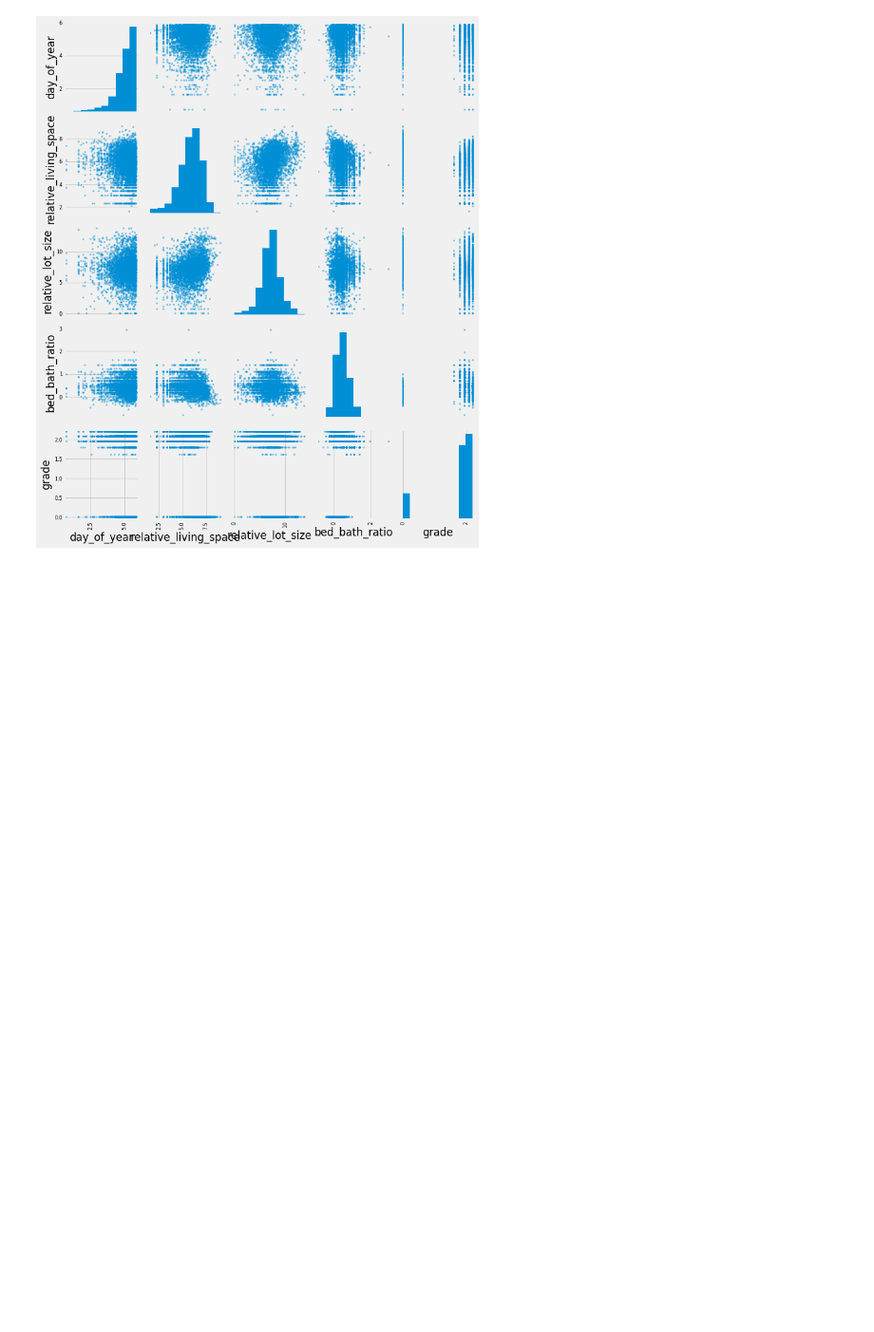
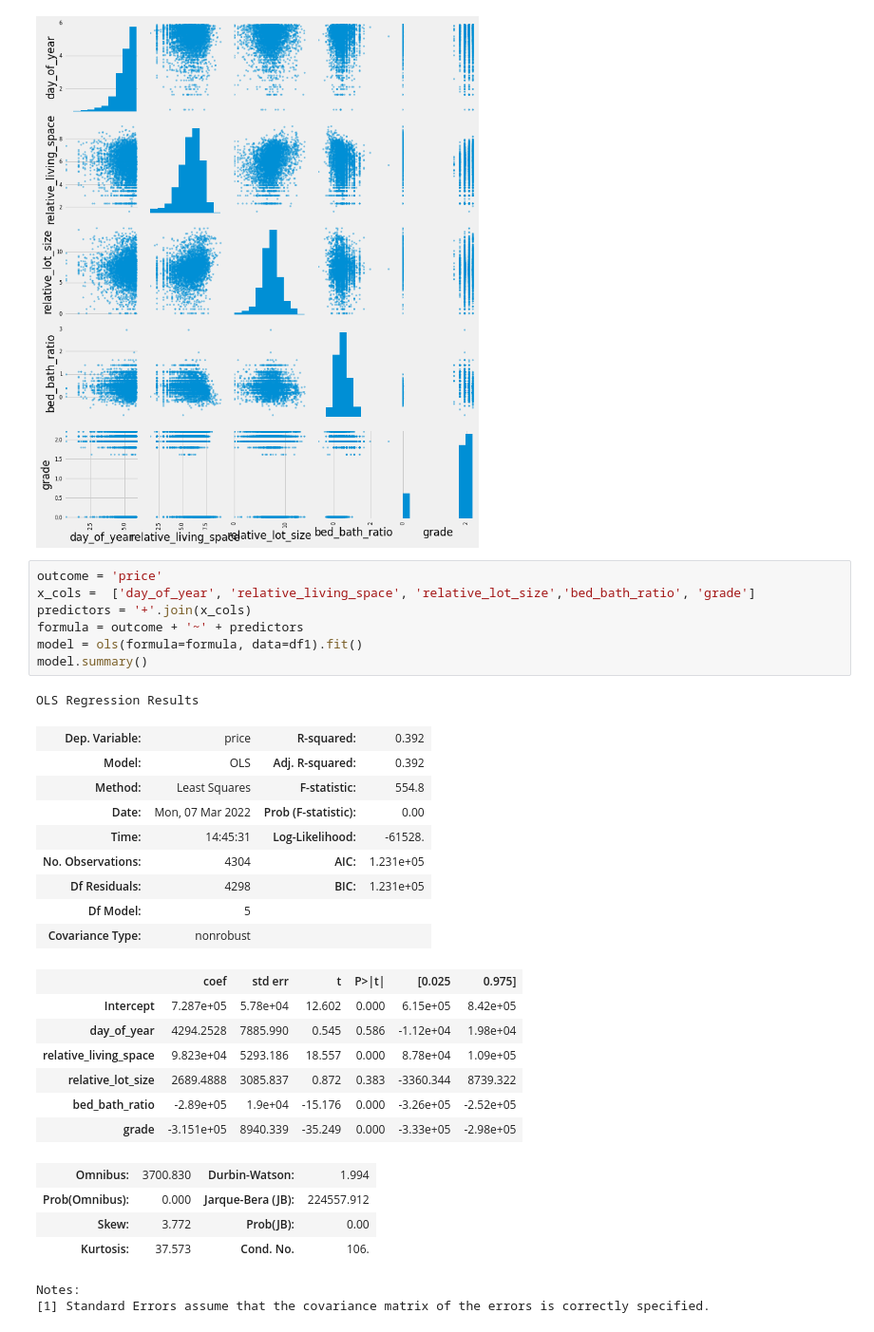
Before and after one commit to Zeth-Abney/Flatiron-school, a Jupyter notebook: phase-2/PROJECT/EDA-two.ipynb, the cells around one changed output. Shown at 95% size. Cells and saved outputs as stored; diff of their text form; blank space fills up the shorter version.

Commit message:
linear regression guided practice session

```diff
--- a/phase-2/PROJECT/EDA-two.ipynb
+++ b/phase-2/PROJECT/EDA-two.ipynb
@@ -109,4 +112,35 @@ plt.tight_layout()
 plt.show()
 # %% [output]
 [figure]
+# %%
+outcome = 'price'
+x_cols =  ['day_of_year', 'relative_living_space', 'relative_lot_size','bed_bath_ratio', 'grade']
+predictors = '+'.join(x_cols)
+formula = outcome + '~' + predictors
+model = ols(formula=formula, data=df1).fit()
+model.summary()
+# %% [output]
+OLS Regression Results
+| Dep. Variable: | price | R-squared: | 0.392 |
+| Model: | OLS | Adj. R-squared: | 0.392 |
+| Method: | Least Squares | F-statistic: | 554.8 |
+| Date: | Mon, 07 Mar 2022 | Prob (F-statistic): | 0.00 |
+| Time: | 14:45:31 | Log-Likelihood: | -61528. |
+| No. Observations: | 4304 | AIC: | 1.231e+05 |
+| Df Residuals: | 4298 | BIC: | 1.231e+05 |
+| Df Model: | 5 |  |  |
+| Covariance Type: | nonrobust |  |  |
+|  | coef | std err | t | P>|t| | [0.025 | 0.975] |
+| Intercept | 7.287e+05 | 5.78e+04 | 12.602 | 0.000 | 6.15e+05 | 8.42e+05 |
+| day_of_year | 4294.2528 | 7885.990 | 0.545 | 0.586 | -1.12e+04 | 1.98e+04 |
+| relative_living_space | 9.823e+04 | 5293.186 | 18.557 | 0.000 | 8.78e+04 | 1.09e+05 |
+| relative_lot_size | 2689.4888 | 3085.837 | 0.872 | 0.383 | -3360.344 | 8739.322 |
+| bed_bath_ratio | -2.89e+05 | 1.9e+04 | -15.176 | 0.000 | -3.26e+05 | -2.52e+05 |
+| grade | -3.151e+05 | 8940.339 | -35.249 | 0.000 | -3.33e+05 | -2.98e+05 |
+| Omnibus: | 3700.830 | Durbin-Watson: | 1.994 |
+| Prob(Omnibus): | 0.000 | Jarque-Bera (JB): | 224557.912 |
+| Skew: | 3.772 | Prob(JB): | 0.00 |
+| Kurtosis: | 37.573 | Cond. No. | 106. |
+Notes:
+[1] Standard Errors assume that the covariance matrix of the errors is correctly specified.
 # %%
```
Also changed, not shown: parts of 8 cells of this notebook, 4 other files.
